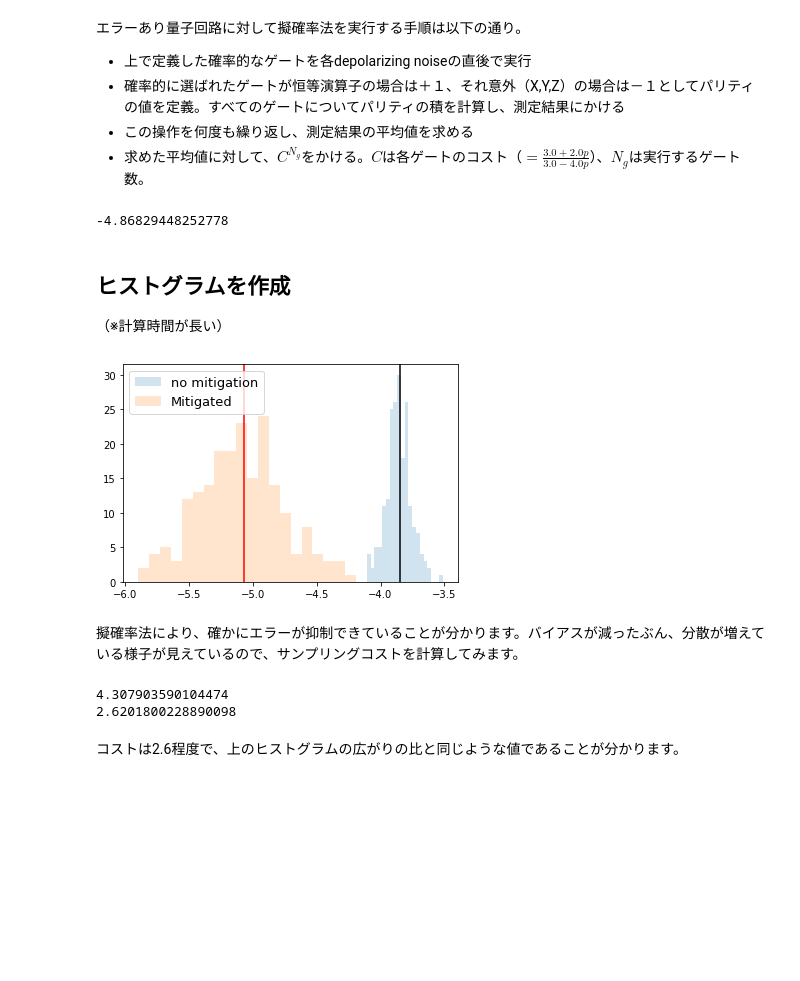
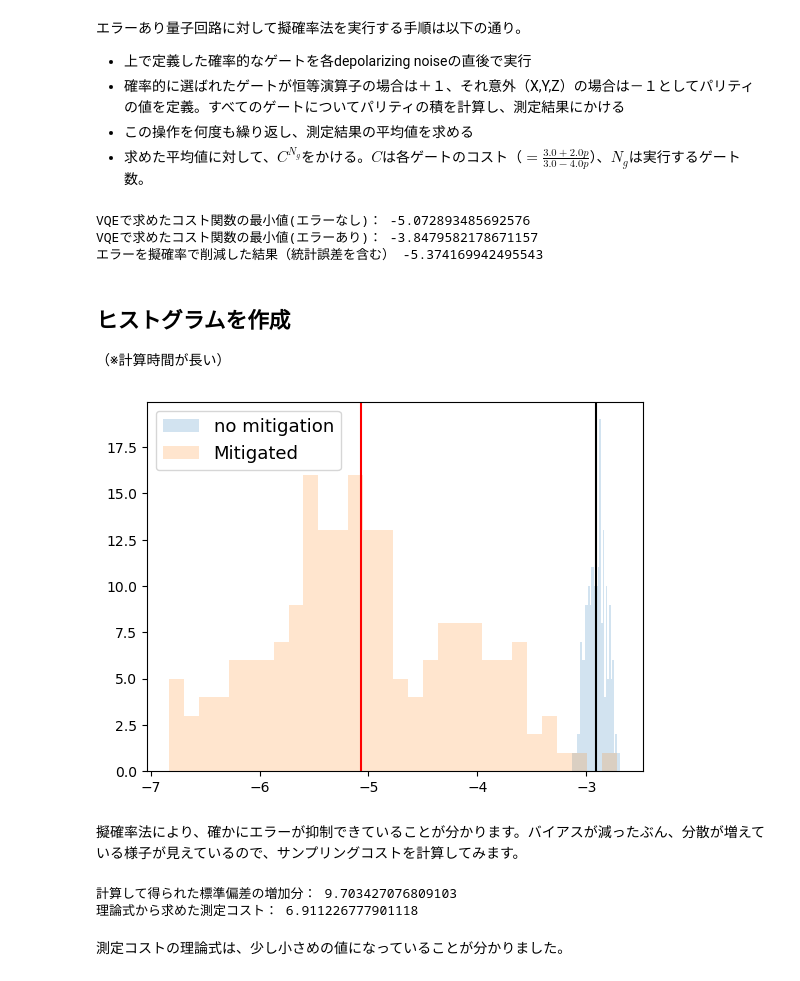
Before and after one commit to Qulacs-Osaka/quantum_software_handson, a Jupyter notebook: doc/source/notebooks/04_03_Probabilistic_error_cancellation.ipynb, the cells around one changed output. Drawn from its saved outputs; the diff is of its cells as text; code cells hidden in the pictures; blank space fills up the shorter version.

```diff
--- a/doc/source/notebooks/04_03_Probabilistic_error_cancellation.ipynb
+++ b/doc/source/notebooks/04_03_Probabilistic_error_cancellation.ipynb
@@ -65,8 +66,9 @@ def get_cost(params):
 # %%
 #上で定義したansatz回路のもとで、コスト関数を最小化する。
 params_initial = np.zeros_like(params)
-minimized_costfunction = minimize(get_cost, params_initial, options={'maxiter':50, "gtol": 1e-6}, method='BFGS')
-
+minimized_costfunction = minimize(get_cost, params_initial, method='BFGS')
+exact_energy = transverse_Ising_hamiltonian.solve_ground_state_eigenvalue_by_power_method(state, 50)
 #コスト関数の最小値を表示
-print(minimized_costfunction.fun)
+print("VQEで求めたコスト関数の最小値", minimized_costfunction.fun)
+print("基底状態のエネルギー", np.real(exact_energy))
 # %% [output]
@@ -154,7 +158,7 @@ def get_cost_sampling(shots,params,error_rate):
     return data_sampling_average
 # %%
 #エラー率を固定して、ヒストグラムを作成
-error_rate = 0.01
+error_rate = 0.02
 n_test = 200
 shots = 1000
 no_mitigation_list = np.zeros(n_test)
@@ -283,9 +287,16 @@ def get_cost_sampling_PEC(shots,params):
     data_sampling_average = (h * estimated_X_average + J * estimated_ZZ_average) * cost**((3.0*n_qubits) * circuit_depth)
     return data_sampling_average
 # %%
-get_cost_sampling_PEC(shots,params_true)
+#擬確率法でエラーの影響を削減できていることを確認
+shots = 10000
+
+print("VQEで求めたコスト関数の最小値(エラーなし)：", minimized_costfunction_noiseless)
+print("VQEで求めたコスト関数の最小値(エラーあり)：",minimized_costfunction_noise)
+print("エラーを擬確率で削減した結果（統計誤差を含む）", get_cost_sampling_PEC(shots,params_true))
 # %% [output]
--4.86829448252778
+VQEで求めたコスト関数の最小値(エラーなし)： -5.072893485692576
+VQEで求めたコスト関数の最小値(エラーあり)： -3.8479582178671157
+エラーを擬確率で削減した結果（統計誤差を含む） -5.374169942495543
 # %% [markdown]
 ## ヒストグラムを作成
 （※計算時間が長い）
@@ -301,14 +312,14 @@ for i in range(n_test):
     noisy_circuit_PEC = ParametricQuantumCircuit(n_qubits)
     PEC_list[i] = get_cost_sampling_PEC(shots,params_true)
 # %%
-plt.hist(no_mitigation_noisy_list, alpha=0.2, bins=20, label=f"no mitigation")
-plt.hist(PEC_list, alpha=0.2, bins=20, label=f"Mitigated")
+plt.hist(no_mitigation_noisy_list, alpha=0.2, bins=30, label=f"no mitigation")
+plt.hist(PEC_list, alpha=0.2, bins=30, label=f"Mitigated")
 plt.axvline(expec_value, color="black")
 plt.axvline(get_cost(params_true), color="red")
 plt.legend(loc="upper left", fontsize=13)
 plt.show()
 # %% [output]
-[figure, old version]
+[figure, new version]
 # %% [markdown]
 擬確率法により、確かにエラーが抑制できていることが分かります。バイアスが減ったぶん、分散が増えている様子が見えているので、サンプリングコストを計算してみます。
 # %%
@@ -319,11 +330,11 @@ std_PEC = np.std(PEC_list)
 cost_per_gate = (3.0+2.0* error_rate)/(3.0-4.0*error_rate)
 total_cost = cost_per_gate**((3.0*n_qubits) * circuit_depth)
 # %%
-#実際に得られた標準偏差と、コストの見積もりの比較・線形外挿
-print(std_PEC/std_no_mitigation)
-print(total_cost)
+#計算して得られた標準偏差の増加分と、コストの見積もりの比較
+print("計算して得られた標準偏差の増加分：",std_PEC/std_no_mitigation)
+print("理論式から求めた測定コスト：",total_cost)
 # %% [output]
-4.307903590104474
-2.6201800228890098
+計算して得られた標準偏差の増加分： 9.703427076809103
+理論式から求めた測定コスト： 6.911226777901118
 # %% [markdown]
-コストは2.6程度で、上のヒストグラムの広がりの比と同じような値であることが分かります。
+測定コストの理論式は、少し小さめの値になっていることが分かりました。
```
Also changed, not shown: parts of 7 cells of this notebook, 2 other files.
